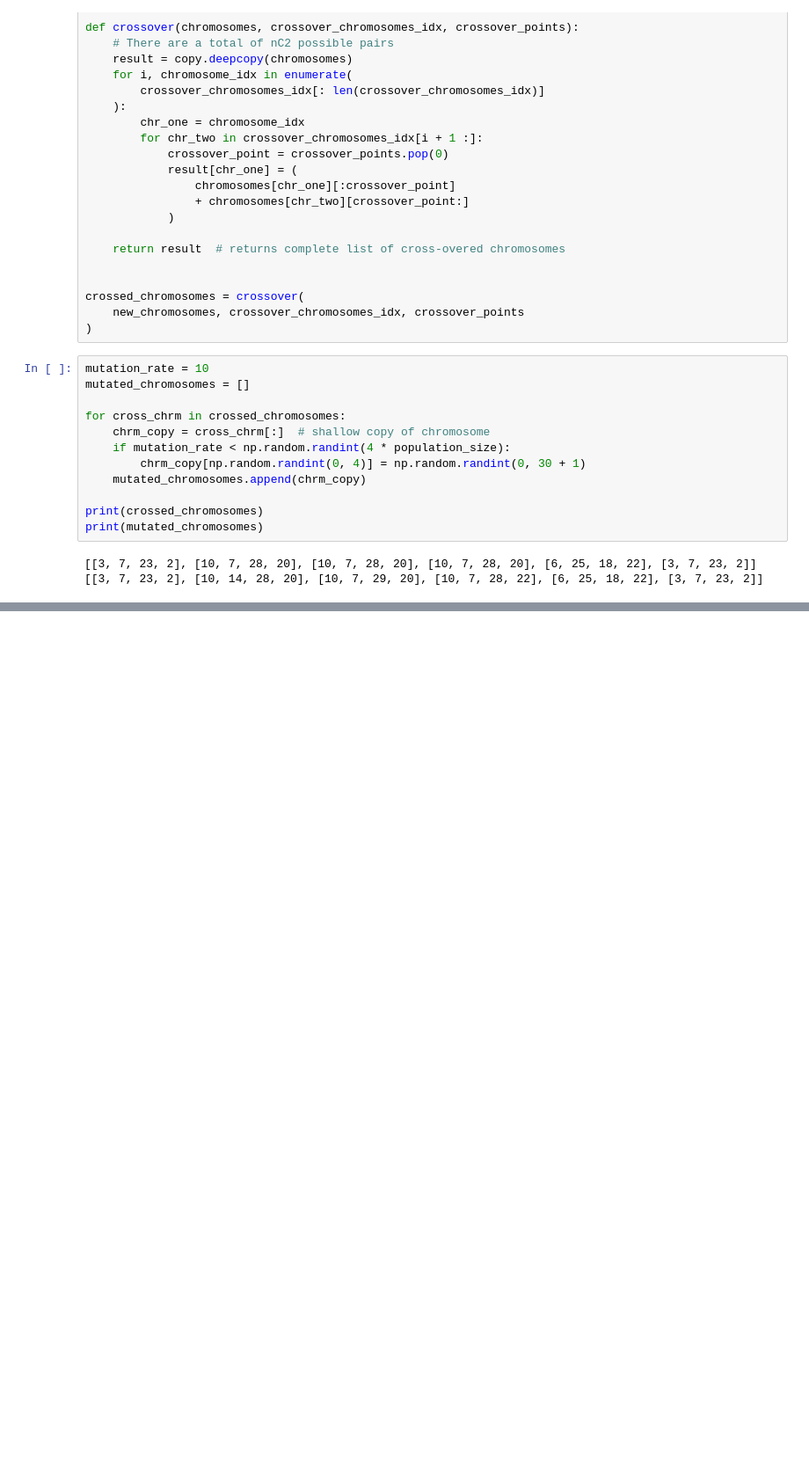
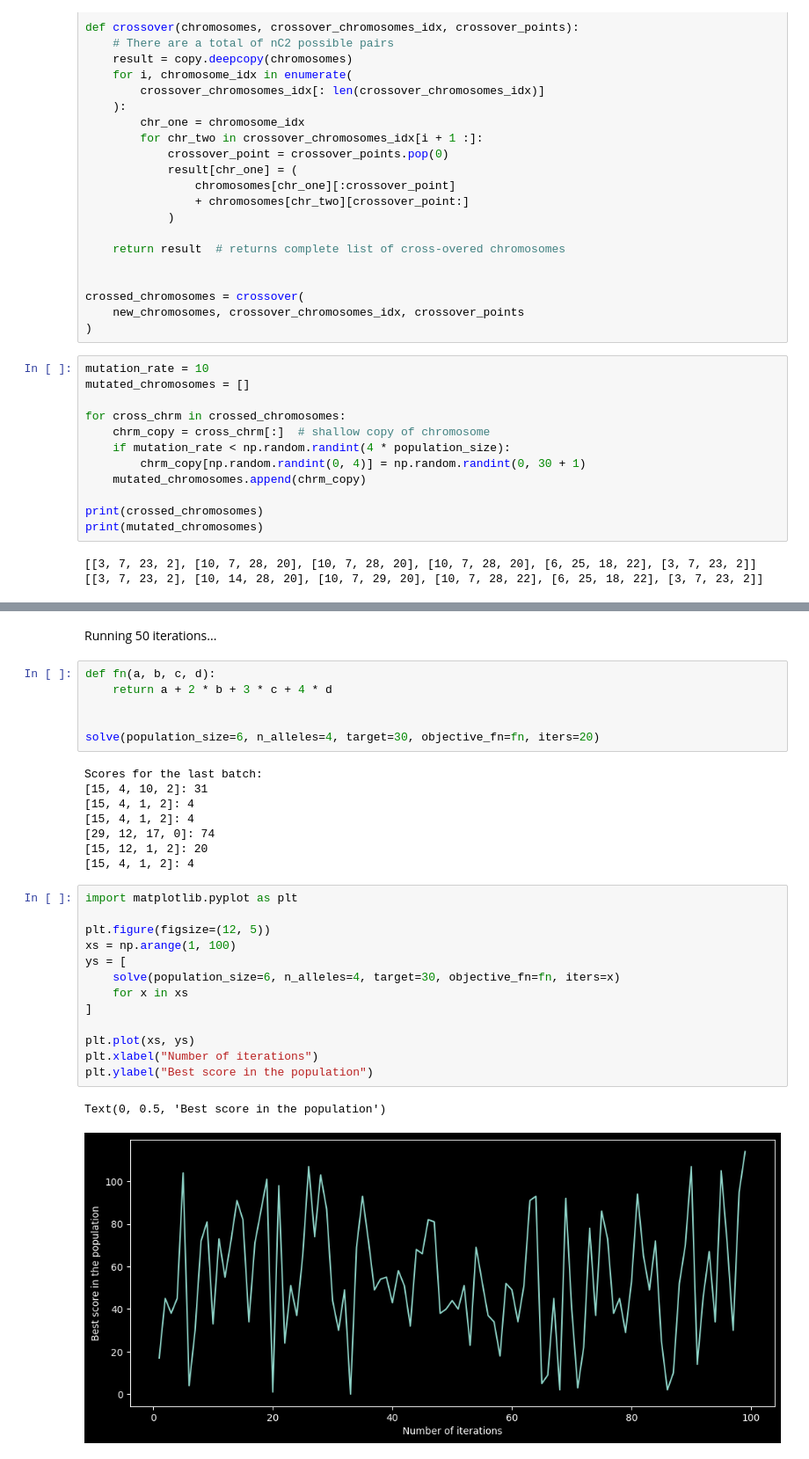
Before and after one commit to amkhrjee/geneticalgorithms, a Jupyter notebook: main.ipynb, the cells around one changed output, grey strips where cells are left out. Shown: that part at 88% size. Saved outputs shown, nothing was run; the diff lists cells and outputs as text; blank space fills up the shorter version.

```diff
--- a/main.ipynb
+++ b/main.ipynb
@@ -118,0 +225,32 @@ Now do this repeatedly for ~50 (or whatever number pleases you) times. Then _may
+# %% [markdown]
+Running 50 iterations...
+# %%
+def fn(a, b, c, d):
+    return a + 2 * b + 3 * c + 4 * d
+
+
+solve(population_size=6, n_alleles=4, target=30, objective_fn=fn, iters=20)
+# %% [output]
+Scores for the last batch:
+[15, 4, 10, 2]: 31
+[15, 4, 1, 2]: 4
+[15, 4, 1, 2]: 4
+[29, 12, 17, 0]: 74
+[15, 12, 1, 2]: 20
+[15, 4, 1, 2]: 4
+# %%
+import matplotlib.pyplot as plt
+
+plt.figure(figsize=(12, 5))
+xs = np.arange(1, 100)
+ys = [
+    solve(population_size=6, n_alleles=4, target=30, objective_fn=fn, iters=x)
+    for x in xs
+]
+
+plt.plot(xs, ys)
+plt.xlabel("Number of iterations")
+plt.ylabel("Best score in the population")
+# %% [output]
+Text(0, 0.5, 'Best score in the population')
+[figure, added]
```
Also changed, not shown: parts of 3 cells of this notebook, 1 other file.
